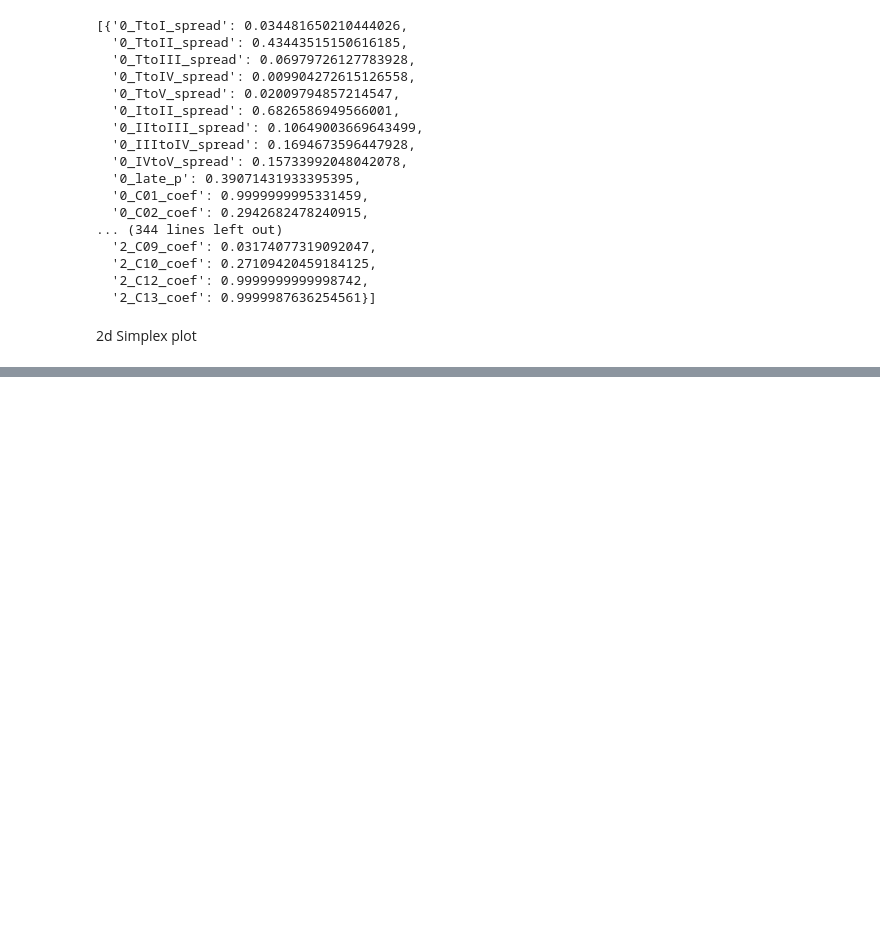
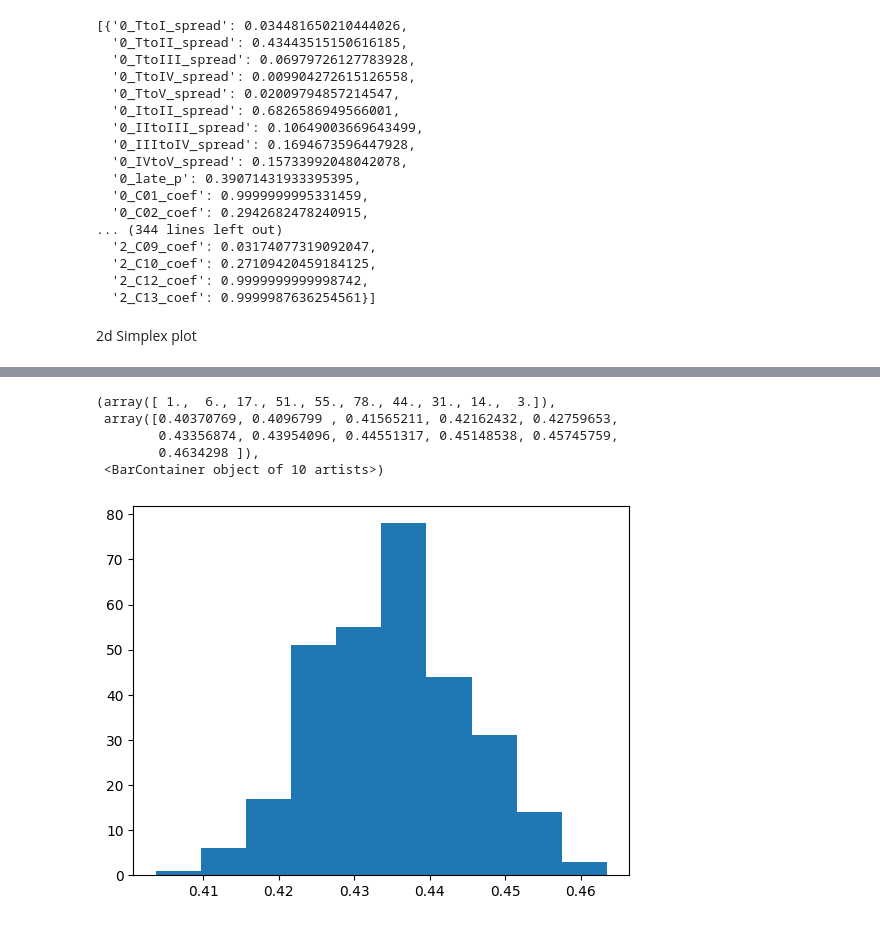
Before and after one commit to YoelPH/lymixture, a Jupyter notebook: evaluation/Full_ipsi_analysis_extended.ipynb, the cells around one changed output, grey strips where cells are left out. Drawn from its saved outputs; the diff is of its cells as text; code cells hidden in the pictures; blank space fills up the shorter version.

```diff
--- a/evaluation/Full_ipsi_analysis_extended.ipynb
+++ b/evaluation/Full_ipsi_analysis_extended.ipynb
@@ -578,0 +618,10 @@ legend_text
+# %%
+import matplotlib.pyplot as plt
+plt.hist(samples[:,1])
+# %% [output]
+(array([ 1.,  6., 17., 51., 55., 78., 44., 31., 14.,  3.]),
+ array([0.40370769, 0.4096799 , 0.41565211, 0.42162432, 0.42759653,
+        0.43356874, 0.43954096, 0.44551317, 0.45148538, 0.45745759,
+        0.4634298 ]),
+ <BarContainer object of 10 artists>)
+[figure, added]
```
Also changed, not shown: parts of 16 cells of this notebook, 6 other files.
